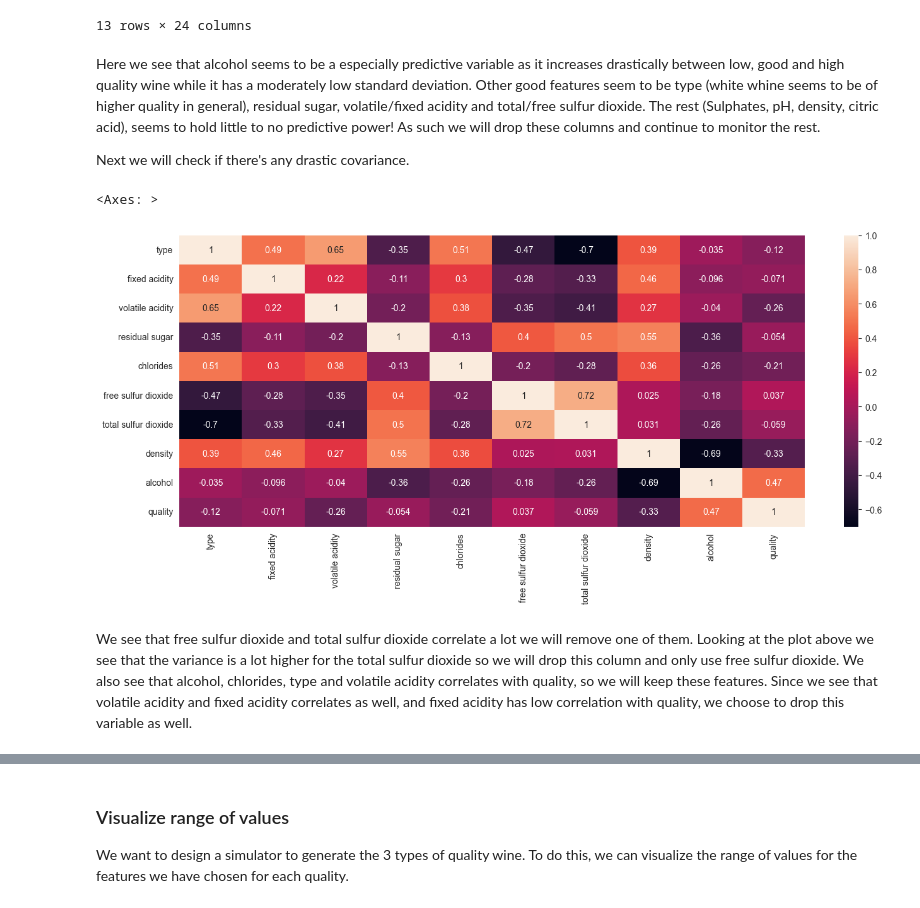
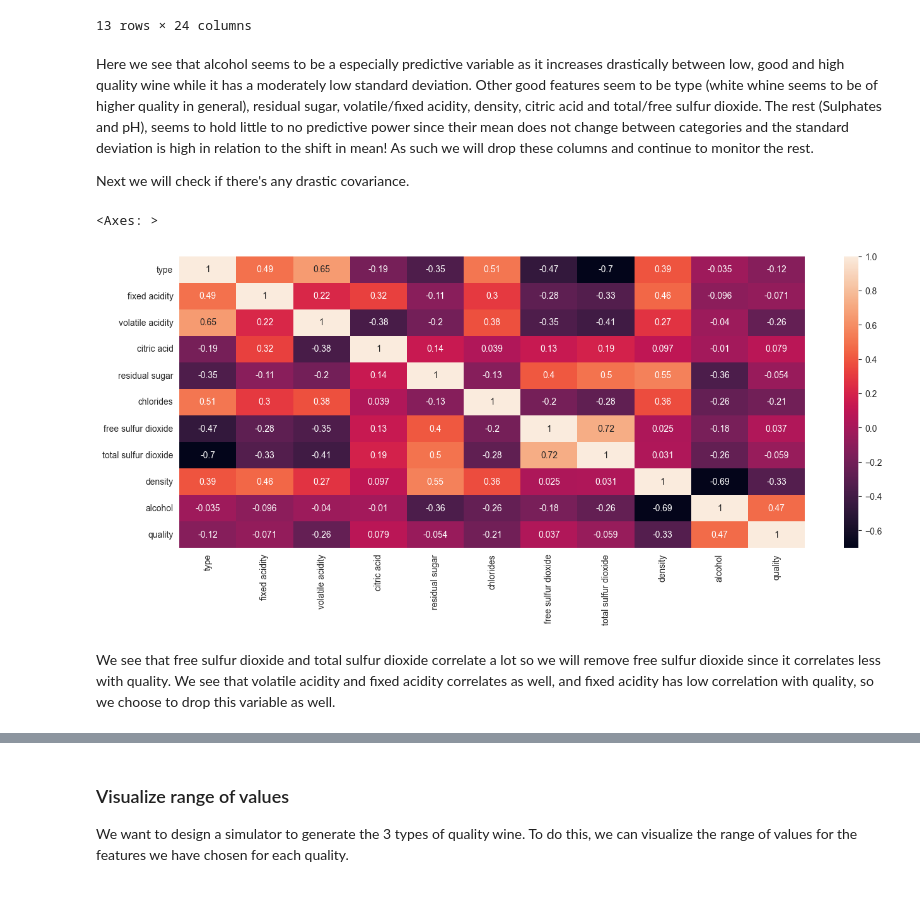
Before and after one commit to carlpersson1/ID2223_lab1, a Jupyter notebook: wine-eda-and-backfill-feature-group.ipynb, the cells around one changed output, grey strips where cells are left out. Drawn from its saved outputs; the diff is of its cells as text; code cells hidden in the pictures.

```diff
--- a/wine-eda-and-backfill-feature-group.ipynb
+++ b/wine-eda-and-backfill-feature-group.ipynb
@@ -134,18 +136,18 @@ pd.concat([low_quality, good_quality, high_quality], keys=['Low Quality Wine', '
 | quality | 2372.0 | 0.00 | 0.00 | 0.00 | 0.00 | 0.00 | 0.00 | 0.00 | 2820.0 | ... |
 13 rows × 24 columns
 # %% [markdown]
-Here we see that alcohol seems to be a especially predictive variable as it increases drastically between low, good and high quality wine while it has a moderately low standard deviation. Other good features seem to be type (white whine seems to be of higher quality in general), residual sugar, volatile/fixed acidity and total/free sulfur dioxide. The rest (Sulphates, pH, density, citric acid), seems to hold little to no predictive power! As such we will drop these columns and continue to monitor the rest.
+Here we see that alcohol seems to be a especially predictive variable as it increases drastically between low, good and high quality wine while it has a moderately low standard deviation. Other good features seem to be type (white whine seems to be of higher quality in general), residual sugar, volatile/fixed acidity, density, citric acid and total/free sulfur dioxide. The rest (Sulphates and pH), seems to hold little to no predictive power since their mean does not change between categories and the standard deviation is high in relation to the shift in mean! As such we will drop these columns and continue to monitor the rest.
 
 Next we will check if there's any drastic covariance.
 # %%
-wine_df = wine_df.drop(columns=['sulphates', 'pH', 'citric acid'])
+wine_df = wine_df.drop(columns=['sulphates', 'pH'])
 plt.figure(figsize=(16, 6))
 sns.heatmap(wine_df.corr(), annot=True)
 # %% [output]
 <Axes: >
-[figure, old version]
+[figure, new version]
 # %% [markdown]
-We see that free sulfur dioxide and total sulfur dioxide correlate a lot we will remove one of them. Looking at the plot above we see that the variance is a lot higher for the total sulfur dioxide so we will drop this column and only use free sulfur dioxide. We also see that alcohol, chlorides, type and volatile acidity correlates with quality, so we will keep these features. Since we see that volatile acidity and fixed acidity correlates as well, and fixed acidity has low correlation with quality, we choose to drop this variable as well.
+We see that free sulfur dioxide and total sulfur dioxide correlate a lot so we will remove free sulfur dioxide since it correlates less with quality. We see that volatile acidity and fixed acidity correlates as well, and fixed acidity has low correlation with quality, so we choose to drop this variable as well.
 # %%
 wine_df = wine_df.drop(columns=['free sulfur dioxide', 'fixed acidity'])
 # %%
```
Also changed, not shown: parts of 10 cells of this notebook, 7 other files.
